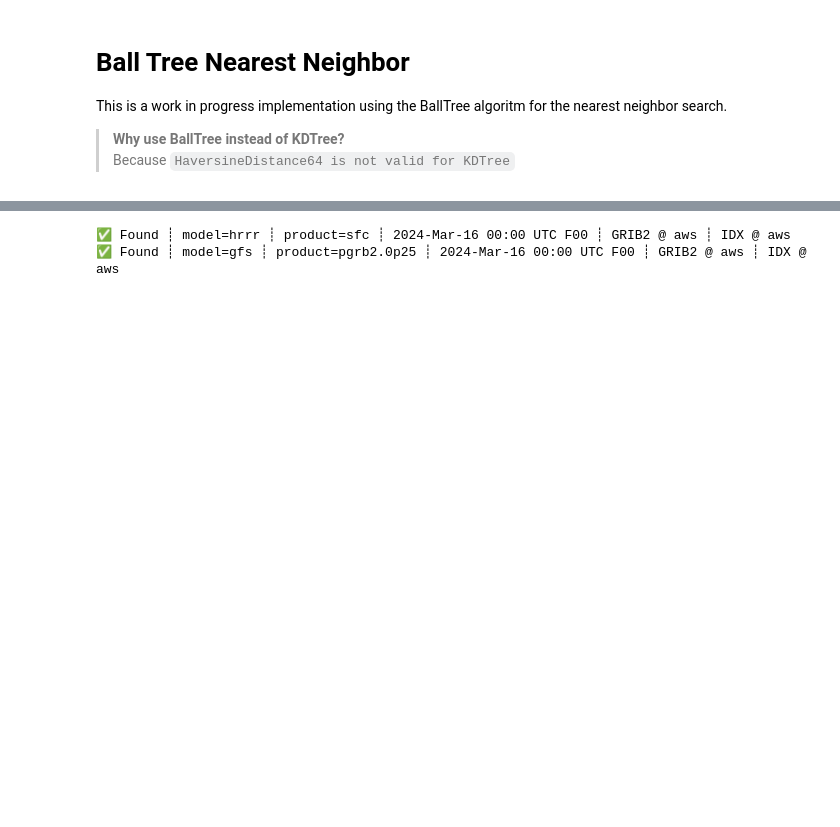
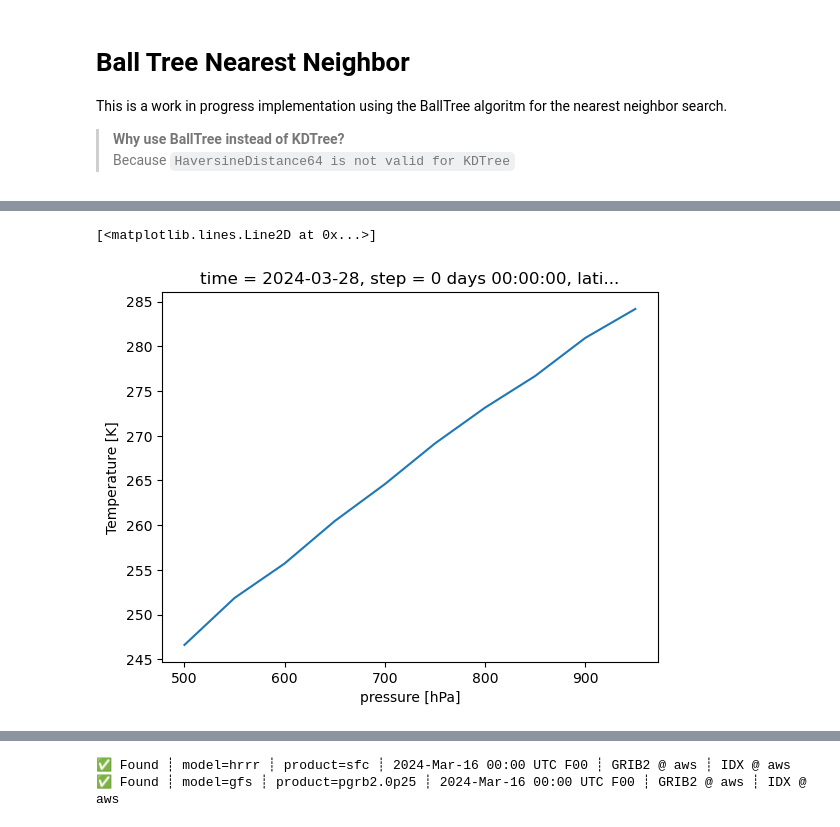
Before and after one commit to blaylockbk/Herbie, a Jupyter notebook: docs/user_guide/_bonus_notebooks/BallTree.ipynb, the cells around one changed output, grey strips where cells are left out. Cells and saved outputs as stored; diff of their text form; code cells hidden in the pictures; blank space fills up the shorter version.

```diff
--- a/docs/user_guide/_bonus_notebooks/BallTree.ipynb
+++ b/docs/user_guide/_bonus_notebooks/BallTree.ipynb
@@ -10,4 +12,6 @@ from herbie import Herbie
 # %%
-ds = Herbie("2024-03-28 00:00", model="hrrr").xarray("TMP:2 m")
+H = Herbie("2024-03-28 00:00", model="hrrr")
+ds = H.xarray("TMP:[5,6,7,8,9][0,5]0 mb", remove_grib=False)
+ds
 # %% [output]
 ✅ Found ┊ model=hrrr ┊ product=sfc ┊ 2024-Mar-28 00:00 UTC F00 ┊ GRIB2 @ aws ┊ IDX @ aws
@@ -18,0 +76,9 @@ AttributeError: 'Herbie' object has no attribute 'herbie'
+# %%
+points = pd.DataFrame(
+    {
+        "longitude": [-100, -105, -98.4],
+        "latitude": [40, 29, 42.3],
+        "stid": ["aa", "bb", "cc"],
+    }
+)
+points
@@ -18,0 +100,6 @@ AttributeError: 'Herbie' object has no attribute 'herbie'
+# %%
+x1 = ds.herbie.extract_points(points, method="nearest")
+xw = ds.herbie.extract_points(points, method="weighted")
+x4 = ds.herbie.extract_points(points, method=4)
+x8 = ds.herbie.extract_points(points, method=8)
+len(x1), len(xw), len(x4), len(x8)
@@ -18,0 +108,2 @@ AttributeError: 'Herbie' object has no attribute 'herbie'
+# %%
+x1.t.load()
@@ -18,0 +148,5 @@ AttributeError: 'Herbie' object has no attribute 'herbie'
+# %%
+x1.t.sel(point=0).plot()
+# %% [output]
+[<matplotlib.lines.Line2D at 0x...>]
+[figure, added]
```
Also changed, not shown: parts of 31 cells of this notebook, 2 other files.
